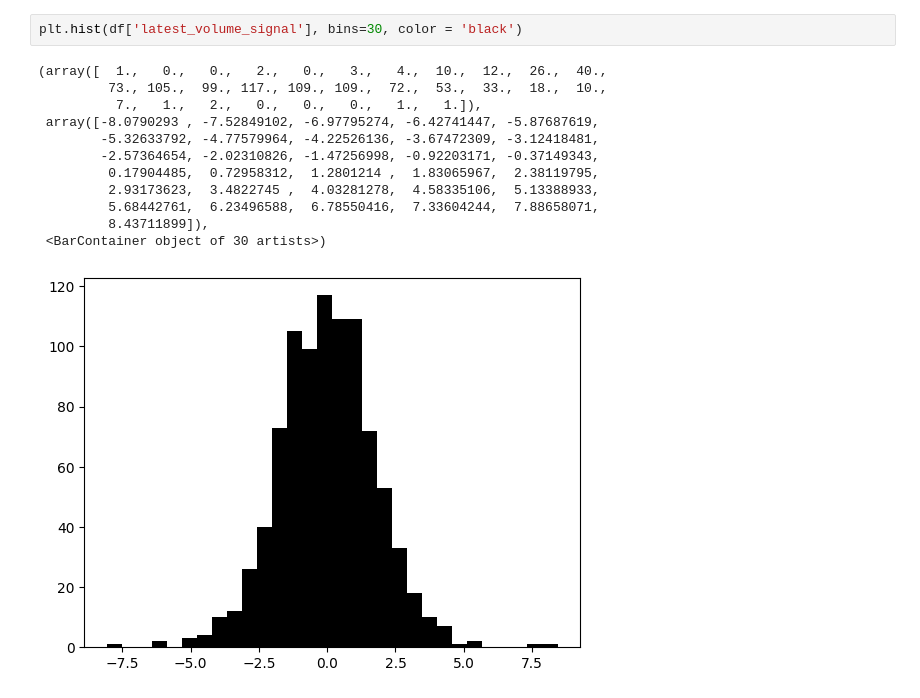
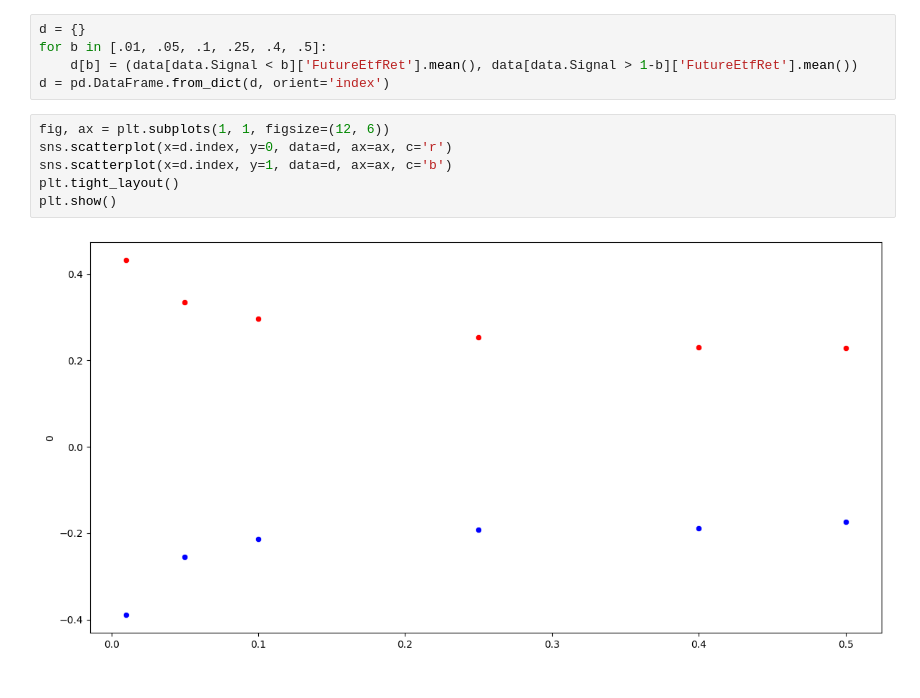
Before and after one commit to mglush/ready-trader-go-2023, a Jupyter notebook: analysis/volume_signal_testing.ipynb, the cells around one changed output. Saved outputs shown, nothing was run; the diff lists cells and outputs as text.

```diff
--- a/analysis/volume_signal_testing.ipynb
+++ b/analysis/volume_signal_testing.ipynb
@@ -33,15 +33,13 @@ plt.axhline(y = 0, color = 'red', linestyle = '--')
-# %%
-plt.hist(df['latest_volume_signal'], bins=30, color = 'black')
-# %% [output]
-(array([  1.,   0.,   0.,   2.,   0.,   3.,   4.,  10.,  12.,  26.,  40.,
-         73., 105.,  99., 117., 109., 109.,  72.,  53.,  33.,  18.,  10.,
-          7.,   1.,   2.,   0.,   0.,   0.,   1.,   1.]),
- array([-8.0790293 , -7.52849102, -6.97795274, -6.42741447, -5.87687619,
-        -5.32633792, -4.77579964, -4.22526136, -3.67472309, -3.12418481,
-        -2.57364654, -2.02310826, -1.47256998, -0.92203171, -0.37149343,
-         0.17904485,  0.72958312,  1.2801214 ,  1.83065967,  2.38119795,
-         2.93173623,  3.4822745 ,  4.03281278,  4.58335106,  5.13388933,
-         5.68442761,  6.23496588,  6.78550416,  7.33604244,  7.88658071,
-         8.43711899]),
- <BarContainer object of 30 artists>)
-[figure, removed]
+# %%
+d = {}
+for b in [.01, .05, .1, .25, .4, .5]:
+    d[b] = (data[data.Signal < b]['FutureEtfRet'].mean(), data[data.Signal > 1-b]['FutureEtfRet'].mean())
+d = pd.DataFrame.from_dict(d, orient='index')
+# %%
+fig, ax = plt.subplots(1, 1, figsize=(12, 6))
+sns.scatterplot(x=d.index, y=0, data=d, ax=ax, c='r')
+sns.scatterplot(x=d.index, y=1, data=d, ax=ax, c='b')
+plt.tight_layout()
+plt.show()
+# %% [output]
+[figure, added]
```
Also changed, not shown: parts of 5 cells of this notebook, 5 other files.
